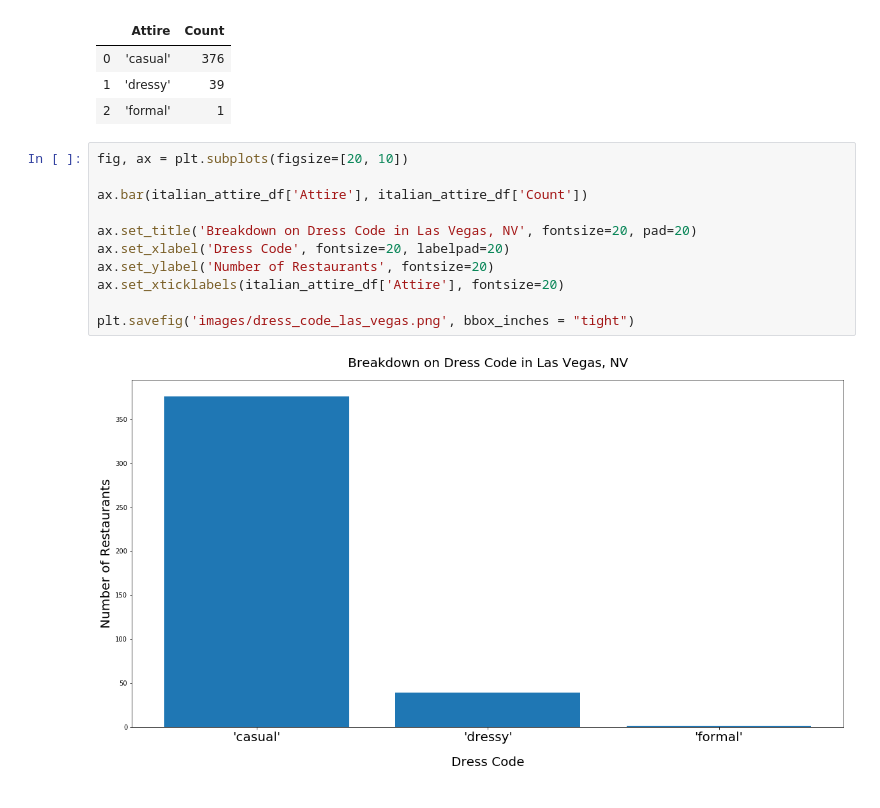
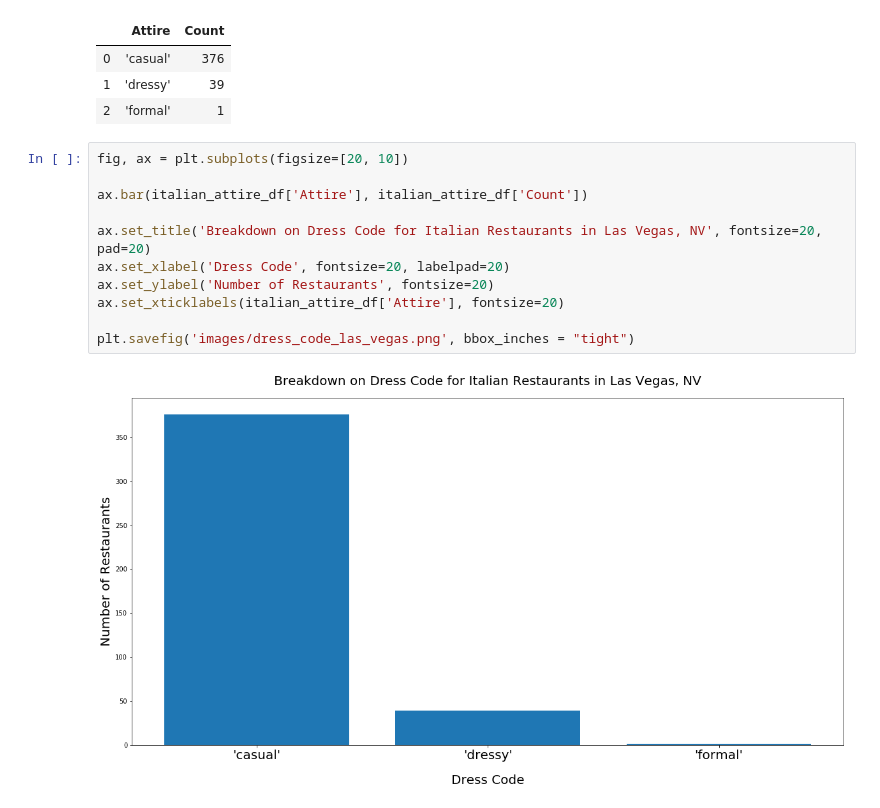
Before and after one commit to yueweng/restaurant-reviews, a Jupyter notebook: project.ipynb, the cells around one changed output. Drawn from its saved outputs; the diff is of its cells as text.

Commit message:
attributes las vegas

```diff
--- a/project.ipynb
+++ b/project.ipynb
@@ -1420,13 +1434,13 @@ italian_attire_df
 # %%
 fig, ax = plt.subplots(figsize=[20, 10])
 
 ax.bar(italian_attire_df['Attire'], italian_attire_df['Count'])
 
-ax.set_title('Breakdown on Dress Code in Las Vegas, NV', fontsize=20, pad=20)
+ax.set_title('Breakdown on Dress Code for Italian Restaurants in Las Vegas, NV', fontsize=20, pad=20)
 ax.set_xlabel('Dress Code', fontsize=20, labelpad=20)
 ax.set_ylabel('Number of Restaurants', fontsize=20)
 ax.set_xticklabels(italian_attire_df['Attire'], fontsize=20)
 
 plt.savefig('images/dress_code_las_vegas.png', bbox_inches = "tight")
 # %% [output]
-[figure, old version]
+[figure, new version]
```
Also changed, not shown: parts of 6 cells of this notebook, 5 other files.
